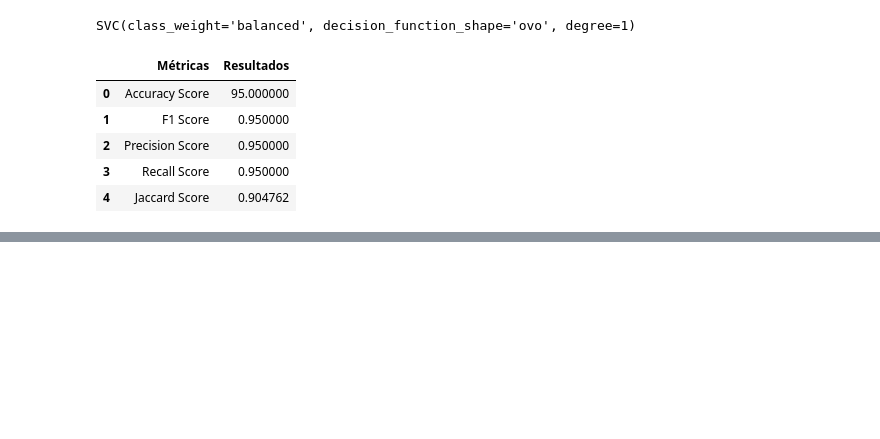
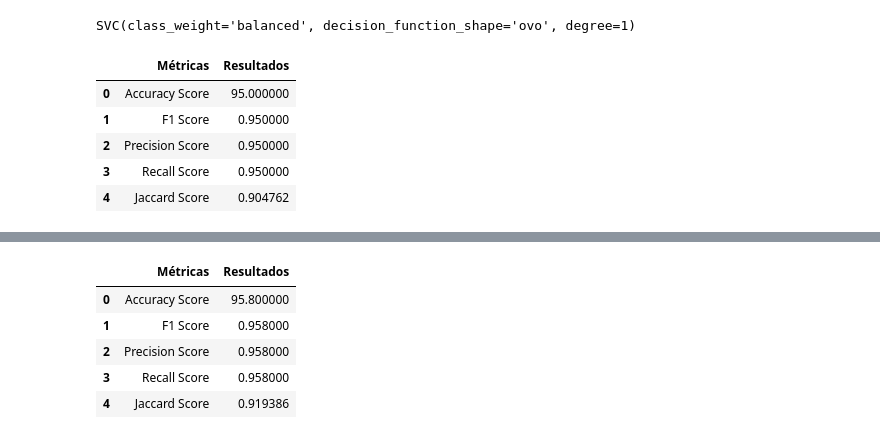
Before and after one commit to Saul-Ochoa/Machine-Learning-Classification, a Jupyter notebook: MobilePhone/MobileClasification.ipynb, the cells around one changed output, grey strips where cells are left out. Saved outputs shown, nothing was run; the diff lists cells and outputs as text; code cells hidden in the pictures; blank space fills up the shorter version.

```diff
--- a/MobilePhone/MobileClasification.ipynb
+++ b/MobilePhone/MobileClasification.ipynb
@@ -602,0 +630,26 @@ df
+# %%
+y_pred=lr.predict(X_test)
+accuracy = round(accuracy_score(y_test, y_pred) * 100, 2)
+f1 = f1_score(y_test, y_pred, average='micro')
+precision = precision_score(y_test, y_pred, average='micro')
+recall = recall_score(y_test, y_pred, average='micro')
+jaccard = jaccard_score(y_test, y_pred, average='micro')
+
+# Crear un diccionario con los resultados
+data = {
+    'Métricas': ['Accuracy Score', 'F1 Score', 'Precision Score', 'Recall Score', 'Jaccard Score'],
+    'Resultados': [accuracy, f1, precision, recall, jaccard]
+}
+
+# Crear un DataFrame de pandas a partir del diccionario
+df = pd.DataFrame(data)
+
+# Mostrar el DataFrame
+df
+# %% [output]
+|  | Métricas | Resultados |
+| 0 | Accuracy Score | 95.800000 |
+| 1 | F1 Score | 0.958000 |
+| 2 | Precision Score | 0.958000 |
+| 3 | Recall Score | 0.958000 |
+| 4 | Jaccard Score | 0.919386 |
```
Also changed, not shown: parts of 7 cells of this notebook.
